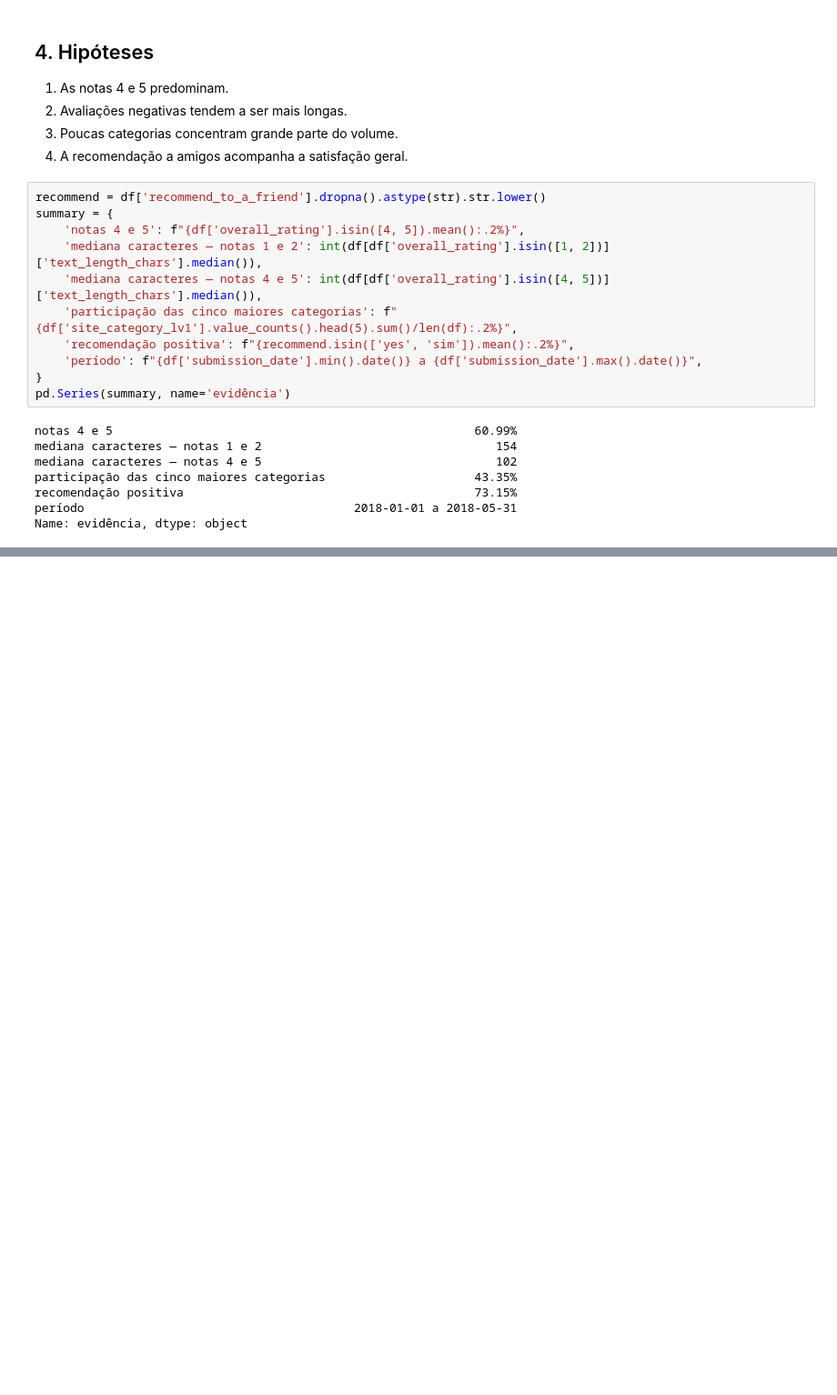
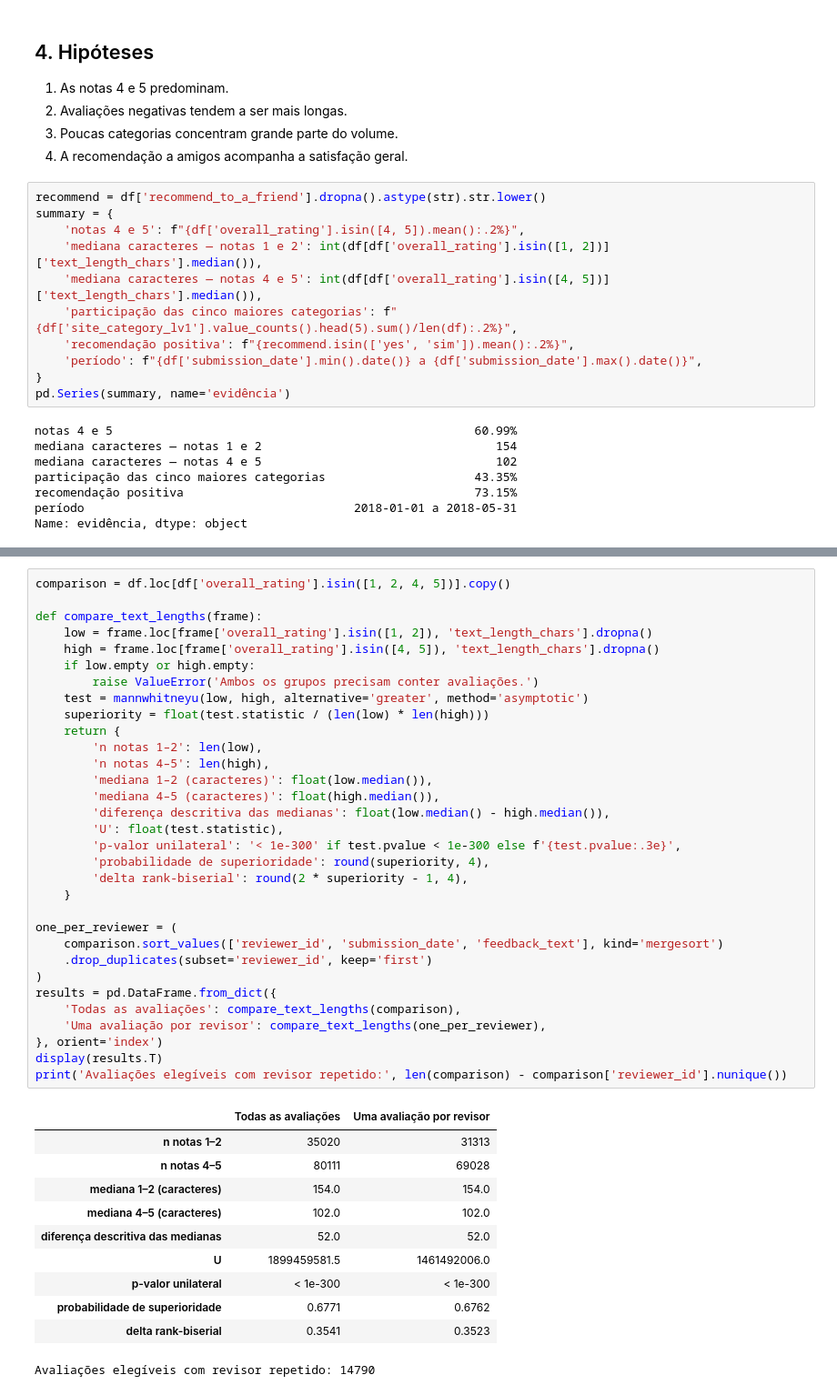
Before and after one commit to danielssaugusto/ecomshield-platform, a Jupyter notebook: notebooks/03_b2w_feedback_eda.ipynb, the cells around one changed output, grey strips where cells are left out. Shown at 91% size. Saved outputs shown, nothing was run; the diff lists cells and outputs as text; blank space fills up the shorter version.

```diff
--- a/notebooks/03_b2w_feedback_eda.ipynb
+++ b/notebooks/03_b2w_feedback_eda.ipynb
@@ -156,0 +168,44 @@ Name: evidência, dtype: object
+# %%
+comparison = df.loc[df['overall_rating'].isin([1, 2, 4, 5])].copy()
+
+def compare_text_lengths(frame):
+    low = frame.loc[frame['overall_rating'].isin([1, 2]), 'text_length_chars'].dropna()
+    high = frame.loc[frame['overall_rating'].isin([4, 5]), 'text_length_chars'].dropna()
+    if low.empty or high.empty:
+        raise ValueError('Ambos os grupos precisam conter avaliações.')
+    test = mannwhitneyu(low, high, alternative='greater', method='asymptotic')
+    superiority = float(test.statistic / (len(low) * len(high)))
+    return {
+        'n notas 1–2': len(low),
+        'n notas 4–5': len(high),
+        'mediana 1–2 (caracteres)': float(low.median()),
+        'mediana 4–5 (caracteres)': float(high.median()),
+        'diferença descritiva das medianas': float(low.median() - high.median()),
+        'U': float(test.statistic),
+        'p-valor unilateral': '< 1e-300' if test.pvalue < 1e-300 else f'{test.pvalue:.3e}',
+        'probabilidade de superioridade': round(superiority, 4),
+        'delta rank-biserial': round(2 * superiority - 1, 4),
+    }
+
+one_per_reviewer = (
+    comparison.sort_values(['reviewer_id', 'submission_date', 'feedback_text'], kind='mergesort')
+    .drop_duplicates(subset='reviewer_id', keep='first')
+)
+results = pd.DataFrame.from_dict({
+    'Todas as avaliações': compare_text_lengths(comparison),
+    'Uma avaliação por revisor': compare_text_lengths(one_per_reviewer),
+}, orient='index')
+display(results.T)
+print('Avaliações elegíveis com revisor repetido:', len(comparison) - comparison['reviewer_id'].nunique())
+# %% [output]
+|  | Todas as avaliações | Uma avaliação por revisor |
+| n notas 1–2 | 35020 | 31313 |
+| n notas 4–5 | 80111 | 69028 |
+| mediana 1–2 (caracteres) | 154.0 | 154.0 |
+| mediana 4–5 (caracteres) | 102.0 | 102.0 |
+| diferença descritiva das medianas | 52.0 | 52.0 |
+| U | 1899459581.5 | 1461492006.0 |
+| p-valor unilateral | < 1e-300 | < 1e-300 |
+| probabilidade de superioridade | 0.6771 | 0.6762 |
+| delta rank-biserial | 0.3541 | 0.3523 |
+Avaliações elegíveis com revisor repetido: 14790
```
Also changed, not shown: parts of 4 cells of this notebook, 7 other files.
